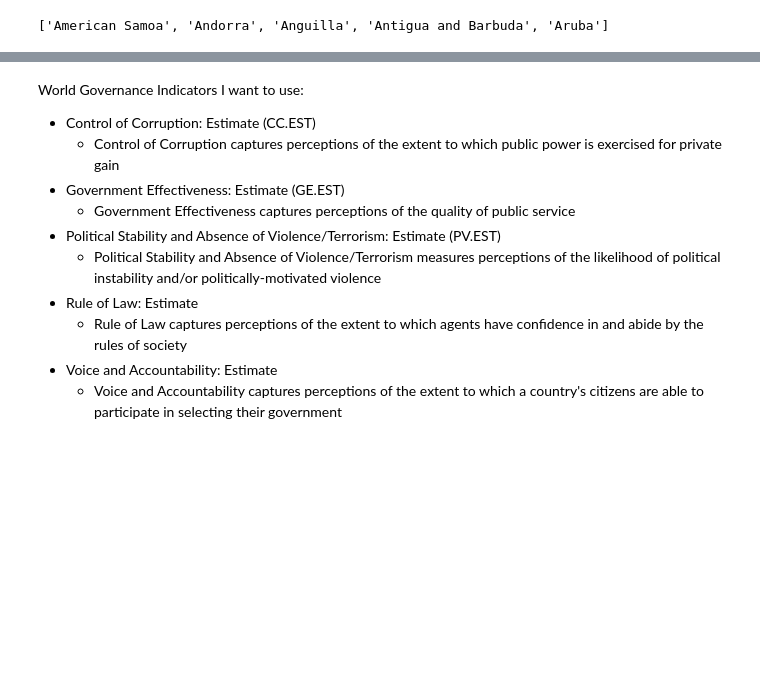
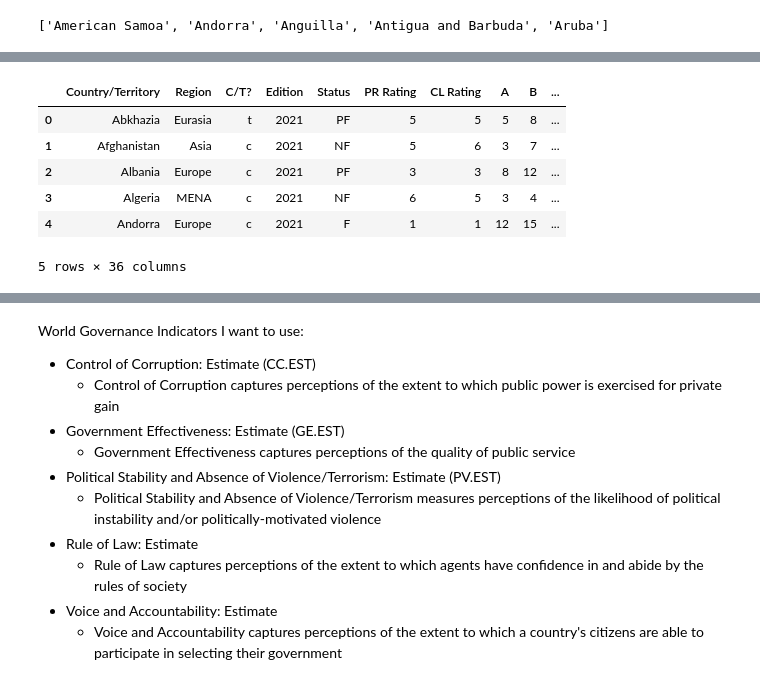
Before and after one commit to tjohn07/mass_mobilization_and_world_changing, a Jupyter notebook: 1_eda_cleaning.ipynb, the cells around one changed output, grey strips where cells are left out. Drawn from its saved outputs; the diff is of its cells as text; code cells hidden in the pictures; blank space fills up the shorter version.

```diff
--- a/1_eda_cleaning.ipynb
+++ b/1_eda_cleaning.ipynb
@@ -141,0 +181,12 @@ mm = clean_mass_mob_df(mm)
+# %%
+fiw = pd.read_csv('./data/transformed/fiw_agg.csv')
+# %%
+fiw.head()
+# %% [output]
+|  | Country/Territory | Region | C/T? | Edition | Status | PR Rating | CL Rating | A | B | ... |
+| 0 | Abkhazia | Eurasia | t | 2021 | PF | 5 | 5 | 5 | 8 | ... |
+| 1 | Afghanistan | Asia | c | 2021 | NF | 5 | 6 | 3 | 7 | ... |
+| 2 | Albania | Europe | c | 2021 | PF | 3 | 3 | 8 | 12 | ... |
+| 3 | Algeria | MENA | c | 2021 | NF | 6 | 5 | 3 | 4 | ... |
+| 4 | Andorra | Europe | c | 2021 | F | 1 | 1 | 12 | 15 | ... |
+5 rows × 36 columns
```
Also changed, not shown: parts of 66 cells of this notebook.
